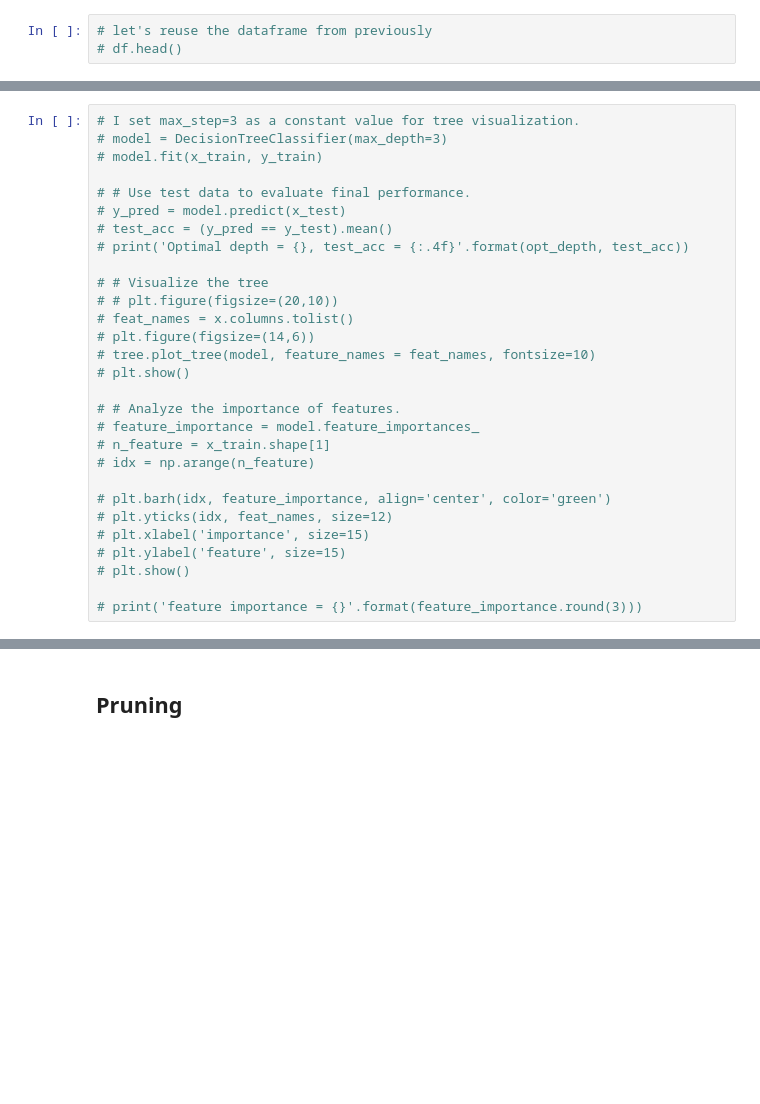
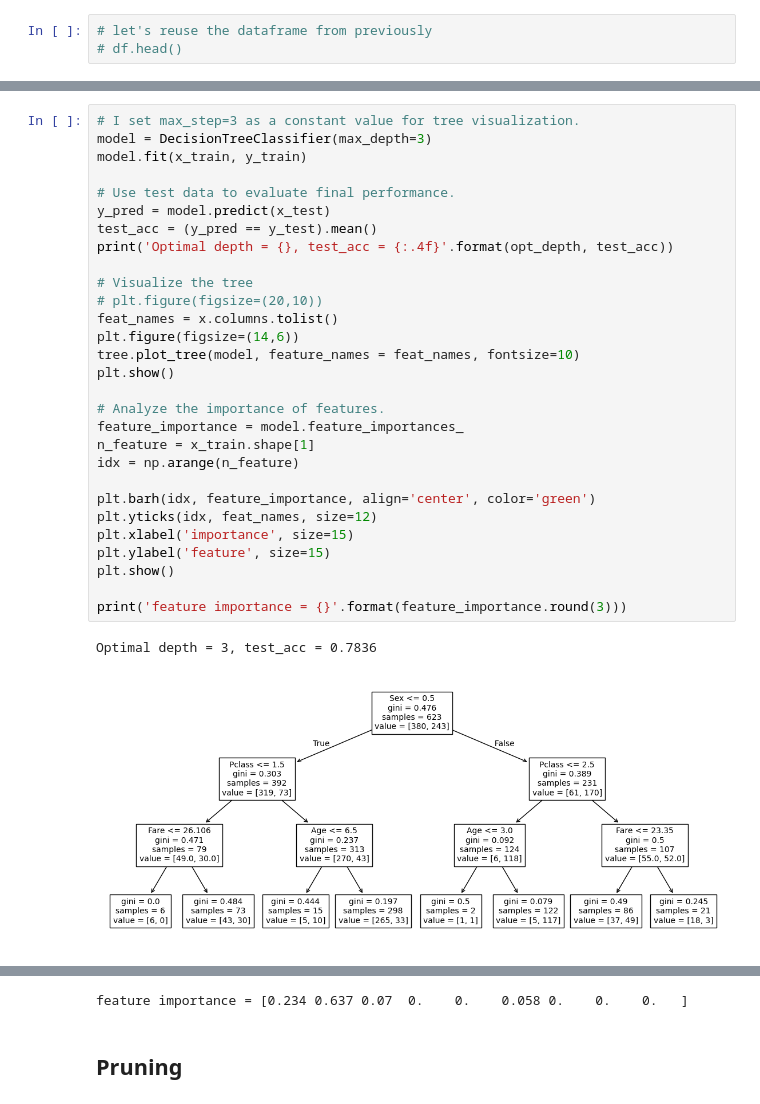
Before and after one commit to nikigurunathan/My-DAC-Curriculum, a Jupyter notebook: DAC-006_Machine_Learning/DAC-006-Intro_to_ML_Session_2_Student.ipynb, the cells around one changed output, grey strips where cells are left out. Saved outputs shown, nothing was run; the diff lists cells and outputs as text; blank space fills up the shorter version.

Commit message:
Feature importance

```diff
--- a/DAC-006_Machine_Learning/DAC-006-Intro_to_ML_Session_2_Student.ipynb
+++ b/DAC-006_Machine_Learning/DAC-006-Intro_to_ML_Session_2_Student.ipynb
@@ -217,29 +227,32 @@ The value generated is the **importance** of each feature. Now let's find the op
 # %%
 # I set max_step=3 as a constant value for tree visualization.
-# model = DecisionTreeClassifier(max_depth=3)
-# model.fit(x_train, y_train)
+model = DecisionTreeClassifier(max_depth=3)
+model.fit(x_train, y_train)
 
-# # Use test data to evaluate final performance.
-# y_pred = model.predict(x_test)
-# test_acc = (y_pred == y_test).mean()
-# print('Optimal depth = {}, test_acc = {:.4f}'.format(opt_depth, test_acc))
+# Use test data to evaluate final performance.
+y_pred = model.predict(x_test)
+test_acc = (y_pred == y_test).mean()
+print('Optimal depth = {}, test_acc = {:.4f}'.format(opt_depth, test_acc))
 
-# # Visualize the tree
-# # plt.figure(figsize=(20,10))
-# feat_names = x.columns.tolist()
-# plt.figure(figsize=(14,6))
-# tree.plot_tree(model, feature_names = feat_names, fontsize=10)
-# plt.show()
+# Visualize the tree
+# plt.figure(figsize=(20,10))
+feat_names = x.columns.tolist()
+plt.figure(figsize=(14,6))
+tree.plot_tree(model, feature_names = feat_names, fontsize=10)
+plt.show()
 
-# # Analyze the importance of features.
-# feature_importance = model.feature_importances_
-# n_feature = x_train.shape[1]
-# idx = np.arange(n_feature)
+# Analyze the importance of features.
+feature_importance = model.feature_importances_
+n_feature = x_train.shape[1]
+idx = np.arange(n_feature)
 
-# plt.barh(idx, feature_importance, align='center', color='green')
-# plt.yticks(idx, feat_names, size=12)
-# plt.xlabel('importance', size=15)
-# plt.ylabel('feature', size=15)
-# plt.show()
+plt.barh(idx, feature_importance, align='center', color='green')
+plt.yticks(idx, feat_names, size=12)
+plt.xlabel('importance', size=15)
+plt.ylabel('feature', size=15)
+plt.show()
 
-# print('feature importance = {}'.format(feature_importance.round(3)))
+print('feature importance = {}'.format(feature_importance.round(3)))
+# %% [output]
+Optimal depth = 3, test_acc = 0.7836
+[figure, added]
@@ -246,3 +260,4 @@ The value generated is the **importance** of each feature. Now let's find the op
+feature importance = [0.234 0.637 0.07  0.    0.    0.058 0.    0.    0.   ]
 # %% [markdown]
 ## Pruning
 # %% [markdown]
```
Also changed, not shown: parts of 14 cells of this notebook, 1 other file.
